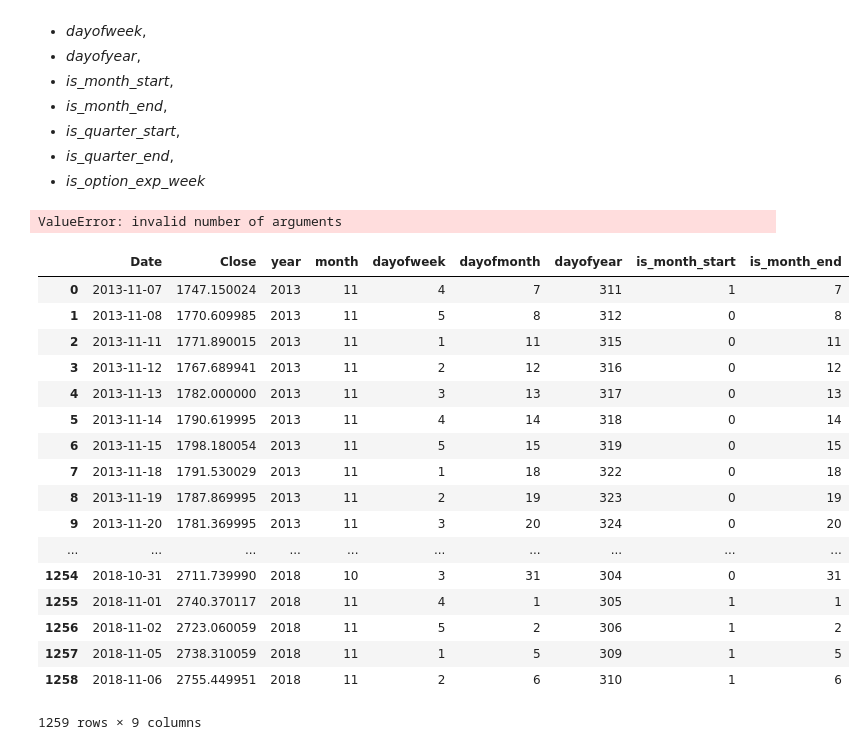
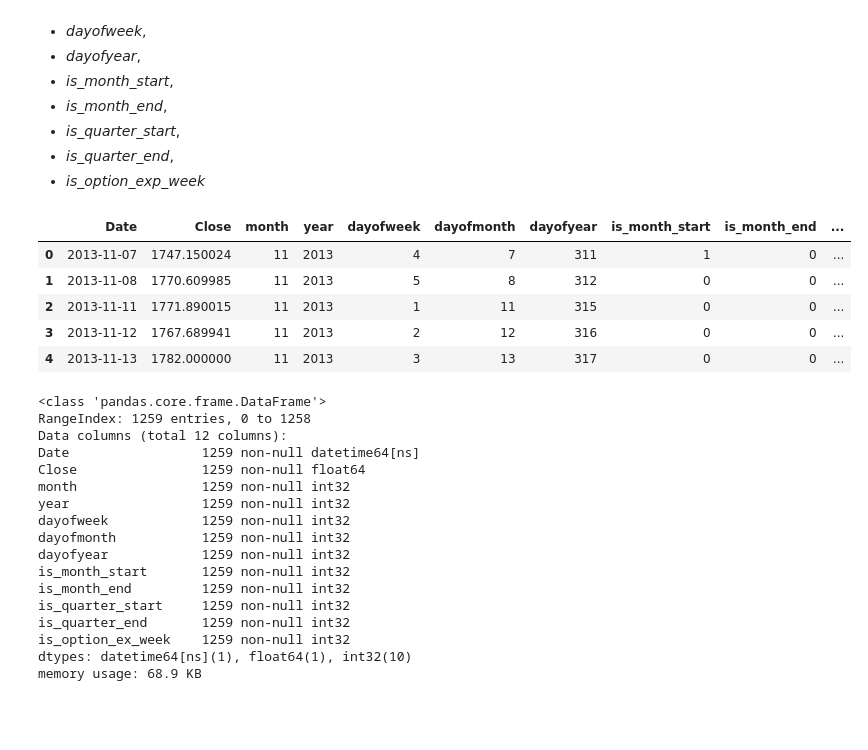
Before and after one commit to nagaraj-h/stock_index_prediction, a Jupyter notebook: spx.ipynb, the cells around one changed output. Saved outputs shown, nothing was run; the diff lists cells and outputs as text; code cells hidden in the pictures; blank space fills up the shorter version.

```diff
--- a/spx.ipynb
+++ b/spx.ipynb
@@ -173,45 +173,63 @@ Linear Regression is one of the most simplest algorithm that can be implemented
 df_for_analysis = df_for_analysis.sort_values('Date', ascending=True).reset_index(drop=True)
 # %%
 def get_date_features(df):
+    '''
+    Takes a dataframe with a column 'Date' and returns a dataframe with new feature columns
+    added: year, month, dayofweek, dayofmonth, dayofyear, is_month_start,
+    is_month_end, is_quarter_start, is_quarter_end, is_option_ex_week
+    '''
     df['year'] = df['Date'].apply(lambda x: x.strftime('%Y')).astype('int')
     df['month'] = df['Date'].apply(lambda x: x.strftime('%m')).astype('int')
     df['dayofweek'] = df['Date'].apply(lambda x: x.strftime('%w')).astype('int')
     df['dayofmonth'] = df['Date'].apply(lambda x: x.strftime('%d')).astype('int')
     df['dayofyear'] = df['Date'].apply(lambda x: x.strftime('%j')).astype('int')
+
+    # Start of month is defined as first 7 days of month
     df['is_month_start'] = (df['dayofmonth'] <= 7).astype('int')
 
+    # End of month is defined as last 7 days of month
     month_dict = {1:31, 2:28, 3:31, 4:30, 5:31, 6:30, 7:30, 8:31, 9:30, 10:31, 11:30, 12:31}
-#     df['is_month_end'] = (df['dayofmonth'] >= month_dict[df['dayofmonth']]-7).astype('int')
-#     df['is_month_end'] = df['dayofmonth'].apply(lambda x: x >= month_dict[x]-7).astype('int')
-    df['is_month_end'] = df['dayofmonth'].apply(lambda x: x)
+    df['is_month_end'] = df[['dayofmonth', 'month']].apply(lambda x: x['dayofmonth'] >= (month_dict[x['month']]-7), axis=1).astype('int')
 
-    df['is_quarter_start'] = (df['is_month_start'] & (np.logical_or(df['month']==1, df['month']==4, df['month']==7, df['month']==10))).astype('int')
-    df['is_quarter_end'] = (df['is_month_end'] & (np.logical_or(df['month']==3, df['month']==6, df['month']==9, df['month']==12))).astype('int')
+    #Quarter Start is defined as first 7 days of January, April, July and October
+    df['is_quarter_start'] = (df['is_month_start'] & ((df['month']==1)|(df['month']==4)|(df['month']==7)|(df['month']==10))).astype('int')
 
-    df['is_option_exp_week'] = ((df['dayofweek']==1) & (df['dayofmonth'] >= 15) & (df['dayofmonth']<=21)).astype('int')
+    #Quarter end is defined as last 7 days of March, June, September, December
+    df['is_quarter_end'] = (df['is_month_end'] & ((df['month']==3)|(df['month']==6)|(df['month']==9)|(df['month']==12))).astype('int')
+
+    # Stock options expire third friday of every month.  The week in which third friday appears is called Option Expiration week
+    # and this week tends to be volatile.
+    df['is_option_ex_week'] = df[['dayofweek', 'dayofmonth']].apply(lambda x: (x['dayofweek']+10 <= x['dayofmonth']) & (x['dayofweek']+16 >= x['dayofmonth']), axis=1).astype('int')
+
     return df
-# %%
-get_date_features(df_for_analysis)
-# %% [output]
-ValueError: invalid number of arguments
+# %%
+df_for_analysis = get_date_features(df_for_analysis)
 # %%
-df_for_analysis
+df_for_analysis.head()
 # %% [output]
-|  | Date | Close | year | month | dayofweek | dayofmonth | dayofyear | is_month_start | is_month_end |
-| 0 | 2013-11-07 | 1747.150024 | 2013 | 11 | 4 | 7 | 311 | 1 | 7 |
-| 1 | 2013-11-08 | 1770.609985 | 2013 | 11 | 5 | 8 | 312 | 0 | 8 |
-| 2 | 2013-11-11 | 1771.890015 | 2013 | 11 | 1 | 11 | 315 | 0 | 11 |
-| 3 | 2013-11-12 | 1767.689941 | 2013 | 11 | 2 | 12 | 316 | 0 | 12 |
-| 4 | 2013-11-13 | 1782.000000 | 2013 | 11 | 3 | 13 | 317 | 0 | 13 |
-| 5 | 2013-11-14 | 1790.619995 | 2013 | 11 | 4 | 14 | 318 | 0 | 14 |
-| 6 | 2013-11-15 | 1798.180054 | 2013 | 11 | 5 | 15 | 319 | 0 | 15 |
-| 7 | 2013-11-18 | 1791.530029 | 2013 | 11 | 1 | 18 | 322 | 0 | 18 |
-| 8 | 2013-11-19 | 1787.869995 | 2013 | 11 | 2 | 19 | 323 | 0 | 19 |
-| 9 | 2013-11-20 | 1781.369995 | 2013 | 11 | 3 | 20 | 324 | 0 | 20 |
-| ... | ... | ... | ... | ... | ... | ... | ... | ... | ... |
-| 1254 | 2018-10-31 | 2711.739990 | 2018 | 10 | 3 | 31 | 304 | 0 | 31 |
-| 1255 | 2018-11-01 | 2740.370117 | 2018 | 11 | 4 | 1 | 305 | 1 | 1 |
-| 1256 | 2018-11-02 | 2723.060059 | 2018 | 11 | 5 | 2 | 306 | 1 | 2 |
-| 1257 | 2018-11-05 | 2738.310059 | 2018 | 11 | 1 | 5 | 309 | 1 | 5 |
-| 1258 | 2018-11-06 | 2755.449951 | 2018 | 11 | 2 | 6 | 310 | 1 | 6 |
+|  | Date | Close | month | year | dayofweek | dayofmonth | dayofyear | is_month_start | is_month_end | ... |
+| 0 | 2013-11-07 | 1747.150024 | 11 | 2013 | 4 | 7 | 311 | 1 | 0 | ... |
+| 1 | 2013-11-08 | 1770.609985 | 11 | 2013 | 5 | 8 | 312 | 0 | 0 | ... |
+| 2 | 2013-11-11 | 1771.890015 | 11 | 2013 | 1 | 11 | 315 | 0 | 0 | ... |
+| 3 | 2013-11-12 | 1767.689941 | 11 | 2013 | 2 | 12 | 316 | 0 | 0 | ... |
+| 4 | 2013-11-13 | 1782.000000 | 11 | 2013 | 3 | 13 | 317 | 0 | 0 | ... |
-1259 rows × 9 columns
+# %%
+df_for_analysis.info()
+# %% [output]
+<class 'pandas.core.frame.DataFrame'>
+RangeIndex: 1259 entries, 0 to 1258
+Data columns (total 12 columns):
+Date                 1259 non-null datetime64[ns]
+Close                1259 non-null float64
+month                1259 non-null int32
+year                 1259 non-null int32
+dayofweek            1259 non-null int32
+dayofmonth           1259 non-null int32
+dayofyear            1259 non-null int32
+is_month_start       1259 non-null int32
+is_month_end         1259 non-null int32
+is_quarter_start     1259 non-null int32
+is_quarter_end       1259 non-null int32
+is_option_ex_week    1259 non-null int32
+dtypes: datetime64[ns](1), float64(1), int32(10)
+memory usage: 68.9 KB
```
Also changed, not shown: parts of 8 cells of this notebook.
